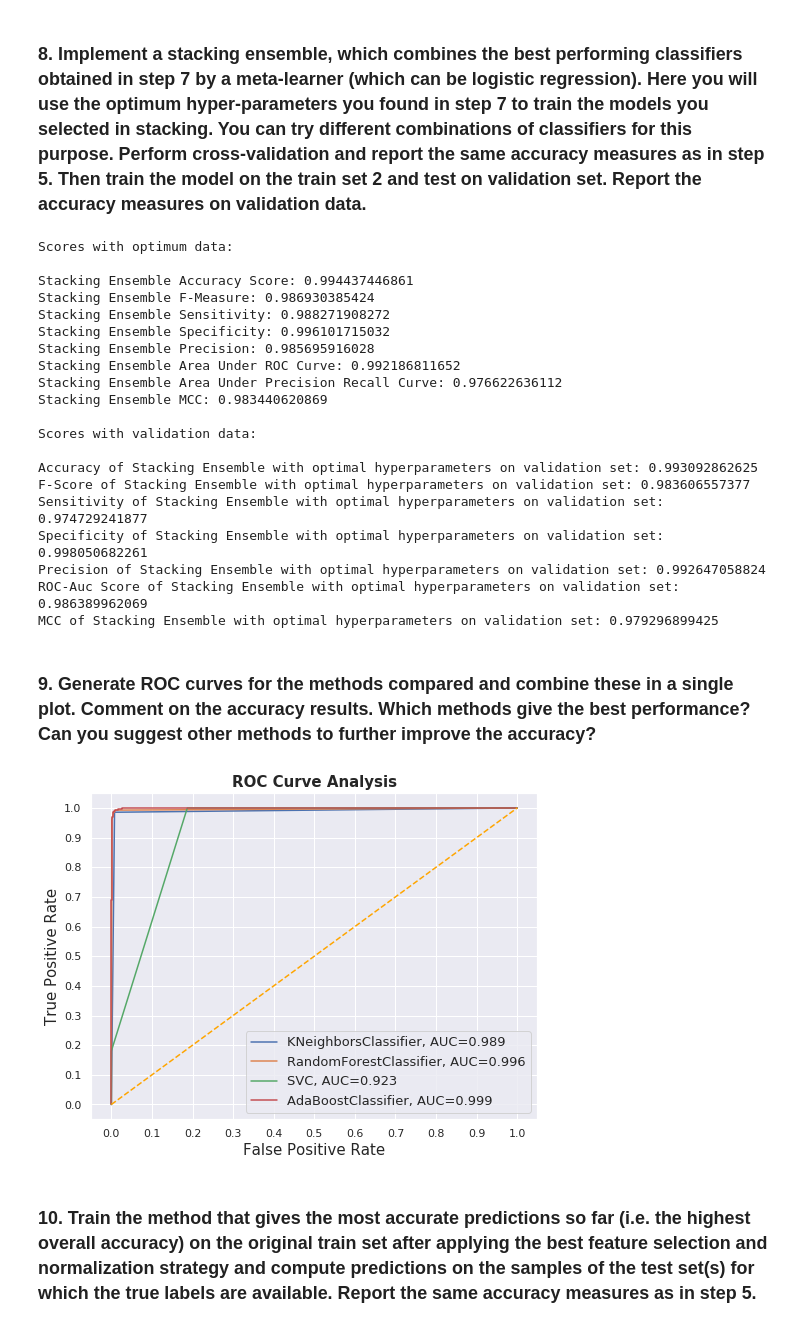
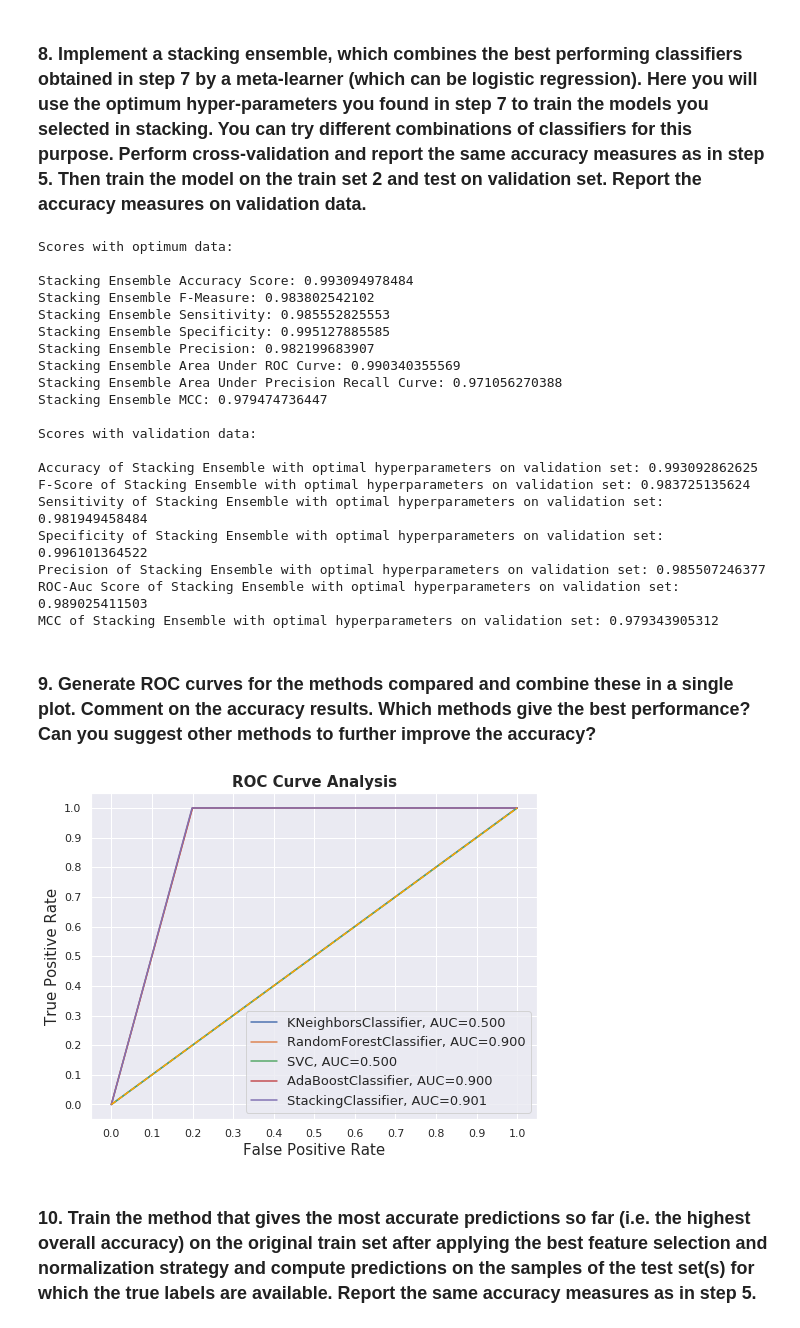
Before and after one commit to mabdullahsoyturk/Occupancy-Detection, a Jupyter notebook: occupancy_detection.ipynb, the cells around one changed output. Drawn from its saved outputs; the diff is of its cells as text; code cells hidden in the pictures.

```diff
--- a/occupancy_detection.ipynb
+++ b/occupancy_detection.ipynb
@@ -57,12 +57,12 @@ scaler = MinMaxScaler()
 
 scaler.fit(X_train_two)
 normalized_x_train_two = scaler.transform(X_train_two)
-normalized_x_validation = scaler.transform(X_validation)
+normalized_x_validation_train_two = scaler.transform(X_validation)
 
 np.savetxt("normalized_x_train_two.csv", normalized_x_train_two, delimiter=",")
-np.savetxt("normalized_x_validation.csv", normalized_x_validation, delimiter=",")
+np.savetxt("normalized_x_validation.csv", normalized_x_validation_train_two, delimiter=",")
 
-scaler.fit(normalized_x_train_two)
+scaler.fit(X_train)
 normalized_x_train = scaler.transform(X_train)
 normalized_x_test = scaler.transform(X_test)
 normalized_x_validation_with_orig = scaler.transform(X_validation)
@@ -114,6 +114,7 @@ models = [
     ("Decision Tree",DecisionTreeClassifier(random_state=42)),
     ("Random Forest",RandomForestClassifier(n_estimators=100, random_state=42)),
     ("Support Vector Machine",SVC(kernel="rbf", C=1,gamma=0.125, random_state=42)),
+    ("Linear Discriminant Analysis", LinearDiscriminantAnalysis()),
     ("AdaBoostClassifier",AdaBoostClassifier(n_estimators=10, random_state=42))
 ]
 
@@ -350,7 +351,7 @@ def dump_metrics_without_cv(features, label, validation, name, model):
     print("MCC of {} with optimal hyperparameters on validation set: {}\n\n".format(name, matthews_corrcoef(y_validation, preds)))
 
 for name,model in classifiers:
-    dump_metrics_without_cv(optimum_x_train_two, y_train_two, normalized_x_validation, name, model)
+    dump_metrics_without_cv(optimum_x_train_two, y_train_two, normalized_x_validation_train_two, name, model)
 # %% [output]
 Accuracy of K-Nearest Neighbour with optimal hyperparameters on validation set: 0.993860322333
 F-Score of K-Nearest Neighbour with optimal hyperparameters on validation set: 0.985559566787
@@ -372,7 +373,7 @@ MCC of AdaBoostClassifier with optimal hyperparameters on validation set: 0.9770
 # %% [markdown]
 ### 8. Implement a stacking ensemble, which combines the best performing classifiers obtained in step 7 by a meta-learner (which can be logistic regression). Here you will use the optimum hyper-parameters you found in step 7 to train the models you selected in stacking. You can try different combinations of classifiers for this purpose. Perform cross-validation and report the same accuracy measures as in step 5. Then train the model on the train set 2 and test on validation set. Report the accuracy measures on validation data.
 # %%
-classifiers = [
+classifiers_for_stacking = [
     KNeighborsClassifier(n_neighbors=opt_params["n_neighbors"]),
     RandomForestClassifier(n_estimators=opt_params["rf_estimators"], random_state=42),
     SVC(kernel="rbf", C=opt_params["svm_c"],gamma=opt_params["svm_gamma"], random_state=42, probability=True),
@@ -383,71 +384,79 @@ lr = LogisticRegression(random_state=42)
 
 print("Scores with optimum data:\n")
 
-sclf = StackingClassifier(classifiers=classifiers, meta_classifier=lr)
+sclf = StackingClassifier(classifiers=classifiers_for_stacking, meta_classifier=lr)
 dump_metrics_with_cv(optimum_x_train_two, y_train_two, "Stacking Ensemble", sclf)
 
 print("Scores with validation data:\n")
-dump_metrics_without_cv(X_train_two, y_train_two, X_validation, "Stacking Ensemble", sclf)
+dump_metrics_without_cv(optimum_x_train_two, y_train_two, normalized_x_validation_train_two, "Stacking Ensemble", sclf)
 # %% [output]
 Scores with optimum data:
 
-Stacking Ensemble Accuracy Score: 0.994437446861
-Stacking Ensemble F-Measure: 0.986930385424
-Stacking Ensemble Sensitivity: 0.988271908272
-Stacking Ensemble Specificity: 0.996101715032
-Stacking Ensemble Precision: 0.985695916028
-Stacking Ensemble Area Under ROC Curve: 0.992186811652
-Stacking Ensemble Area Under Precision Recall Curve: 0.976622636112
-Stacking Ensemble MCC: 0.983440620869
+Stacking Ensemble Accuracy Score: 0.993094978484
+Stacking Ensemble F-Measure: 0.983802542102
+Stacking Ensemble Sensitivity: 0.985552825553
+Stacking Ensemble Specificity: 0.995127885585
+Stacking Ensemble Precision: 0.982199683907
+Stacking Ensemble Area Under ROC Curve: 0.990340355569
+Stacking Ensemble Area Under Precision Recall Curve: 0.971056270388
+Stacking Ensemble MCC: 0.979474736447
 
 Scores with validation data:
 
 Accuracy of Stacking Ensemble with optimal hyperparameters on validation set: 0.993092862625
-F-Score of Stacking Ensemble with optimal hyperparameters on validation set: 0.983606557377
-Sensitivity of Stacking Ensemble with optimal hyperparameters on validation set: 0.974729241877
-Specificity of Stacking Ensemble with optimal hyperparameters on validation set: 0.998050682261
-Precision of Stacking Ensemble with optimal hyperparameters on validation set: 0.992647058824
-ROC-Auc Score of Stacking Ensemble with optimal hyperparameters on validation set: 0.986389962069
-MCC of Stacking Ensemble with optimal hyperparameters on validation set: 0.979296899425
+F-Score of Stacking Ensemble with optimal hyperparameters on validation set: 0.983725135624
+Sensitivity of Stacking Ensemble with optimal hyperparameters on validation set: 0.981949458484
+Specificity of Stacking Ensemble with optimal hyperparameters on validation set: 0.996101364522
+Precision of Stacking Ensemble with optimal hyperparameters on validation set: 0.985507246377
+ROC-Auc Score of Stacking Ensemble with optimal hyperparameters on validation set: 0.989025411503
+MCC of Stacking Ensemble with optimal hyperparameters on validation set: 0.979343905312
 # %% [markdown]
 ### 9. Generate ROC curves for the methods compared and combine these in a single plot. Comment on the accuracy results. Which methods give the best performance? Can you suggest other methods to further improve the accuracy?
 # %%
 result_table = pd.DataFrame(columns=['classifiers', 'fpr','tpr','auc'])
 
-for cls in classifiers:
-    model = cls.fit(X_train_two, y_train_two)
+optimal_classifiers = [
+    KNeighborsClassifier(n_neighbors=opt_params["n_neighbors"]),
+    RandomForestClassifier(n_estimators=opt_params["rf_estimators"], random_state=42),
+    SVC(kernel="rbf", C=opt_params["svm_c"],gamma=opt_params["svm_gamma"], random_state=42, probability=True),
+    AdaBoostClassifier(n_estimators=opt_params["ab_estimators"], random_state=42),
+    StackingClassifier(classifiers=classifiers_for_stacking, meta_classifier=lr)
+]
+
+for cls in optimal_classifiers:
+    model = cls.fit(optimum_x_train_two, y_train_two)
     yproba = model.predict_proba(X_validation)[::,1]
 
     fpr, tpr, _ = roc_curve(y_validation,  yproba)
     auc = roc_auc_score(y_validation, yproba)
 
     result_table = result_table.append({'classifiers':cls.__class__.__name__,
                                         'fpr':fpr,
                                         'tpr':tpr,
                                         'auc':auc}, ignore_index=True)
 
 result_table.set_index('classifiers', inplace=True)
 
 fig = plt.figure(figsize=(8,6))
 
 for i in result_table.index:
     plt.plot(result_table.loc[i]['fpr'],
              result_table.loc[i]['tpr'],
              label="{}, AUC={:.3f}".format(i, result_table.loc[i]['auc']))
 
 plt.plot([0,1], [0,1], color='orange', linestyle='--')
 
 plt.xticks(np.arange(0.0, 1.1, step=0.1))
 plt.xlabel("False Positive Rate", fontsize=15)
 
 plt.yticks(np.arange(0.0, 1.1, step=0.1))
 plt.ylabel("True Positive Rate", fontsize=15)
 
 plt.title('ROC Curve Analysis', fontweight='bold', fontsize=15)
 plt.legend(prop={'size':13}, loc='lower right')
 
 plt.show()
 # %% [output]
-[figure, old version]
+[figure, new version]
 # %% [markdown]
 ### 10. Train the method that gives the most accurate predictions so far (i.e. the highest overall accuracy) on the original train set after applying the best feature selection and normalization strategy and compute predictions on the samples of the test set(s) for which the true labels are available. Report the same accuracy measures as in step 5.
```
Also changed, not shown: parts of 6 cells of this notebook, 1 other file.
